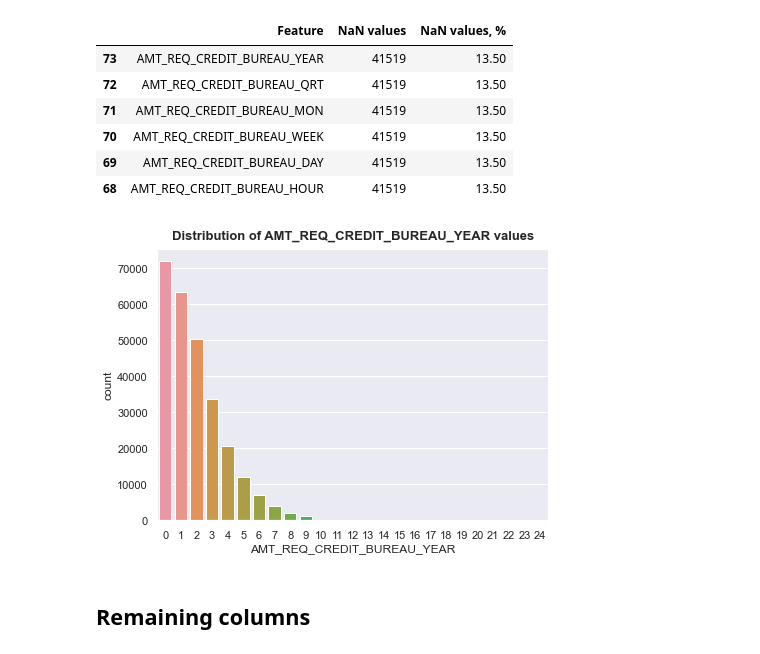
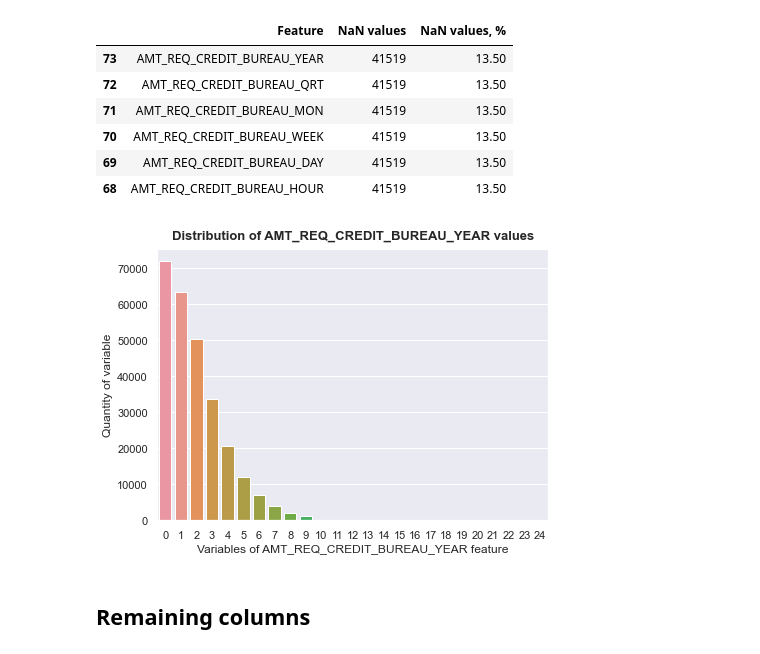
Before and after one commit to Gedas-LT/kaggle-home-credit, a Jupyter notebook: notebook.ipynb, the cells around one changed output. Saved outputs shown, nothing was run; the diff lists cells and outputs as text; code cells hidden in the pictures.

```diff
--- a/notebook.ipynb
+++ b/notebook.ipynb
@@ -32,9 +32,12 @@ import matplotlib.pyplot as plt
 import pandas as pd
 pd.set_option("display.float_format","{:,.2f}".format)
 pd.set_option("display.max_columns", None)
-import seaborn as sns
-sns.set_theme()
+import seaborn as sns; sns.set_theme()
 from  matplotlib.ticker import FuncFormatter
+from sklearn.compose import ColumnTransformer, make_column_selector
+from sklearn.linear_model import LogisticRegression
+from sklearn.pipeline import Pipeline
+from sklearn.preprocessing import OneHotEncoder
 
 from functions import distinct_values, missing_values
 # %% [markdown]
@@ -200,8 +201,8 @@ print("Clients who doesn't have a car:", len(application_train[application_train
 # %% [output]
 Clients who doesn't have a car: 202924
 # %%
-application_train.loc[application_train["FLAG_OWN_CAR"] == "N", "OWN_CAR_AGE"] = "None"
-application_test.loc[application_test["FLAG_OWN_CAR"] == "N", "OWN_CAR_AGE"] = "None"
+application_train.loc[application_train["FLAG_OWN_CAR"] == "N", "OWN_CAR_AGE"] = 0
+application_test.loc[application_test["FLAG_OWN_CAR"] == "N", "OWN_CAR_AGE"] = 0
 # %%
 missing_values(application_train)[missing_values(application_train)["Feature"] == "OWN_CAR_AGE"]
 # %% [output]
@@ -288,10 +290,12 @@ missing_values(application_train)[:6]
 # %%
 fig, ax = plt.subplots(figsize=(7,5))
 sns.countplot(ax=ax, data=application_train, x="AMT_REQ_CREDIT_BUREAU_YEAR")
 plt.title("Distribution of AMT_REQ_CREDIT_BUREAU_YEAR values", fontsize=13, fontweight="bold", pad=10)
+plt.xlabel("Variables of AMT_REQ_CREDIT_BUREAU_YEAR feature")
+plt.ylabel("Quantity of variable")
 plt.gca().xaxis.set_major_formatter(FuncFormatter(lambda x, _: int(x)));
 # %% [output]
-[figure, old version]
+[figure, new version]
 # %%
 application_train = distinct_values(application_train, "AMT_REQ_CREDIT_BUREAU_YEAR", 0.5)
 application_test = distinct_values(application_test, "AMT_REQ_CREDIT_BUREAU_YEAR", 0.5)
```
Also changed, not shown: parts of 8 cells of this notebook, 2 other files.
